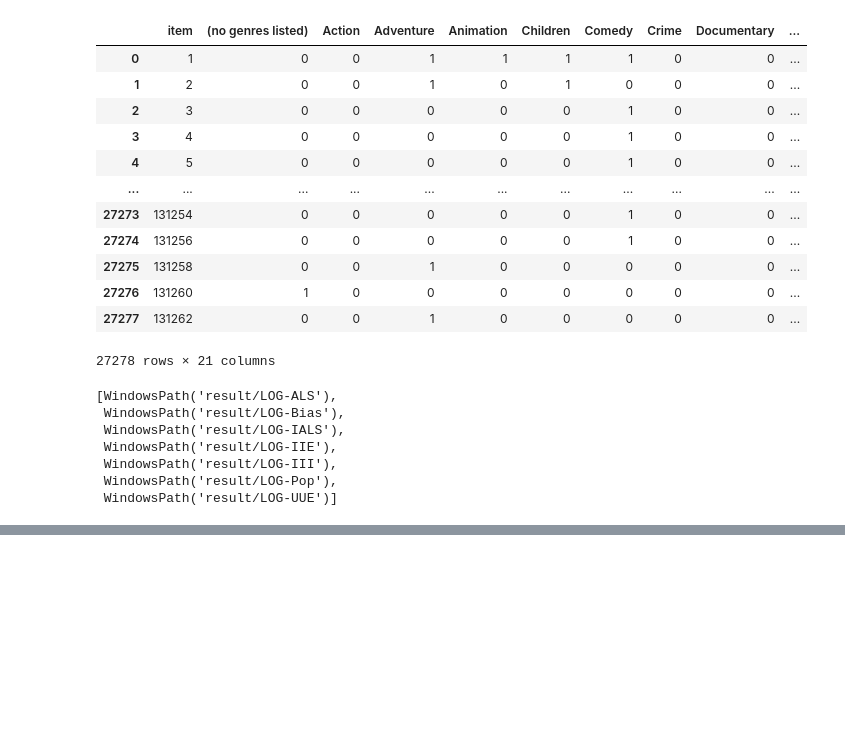
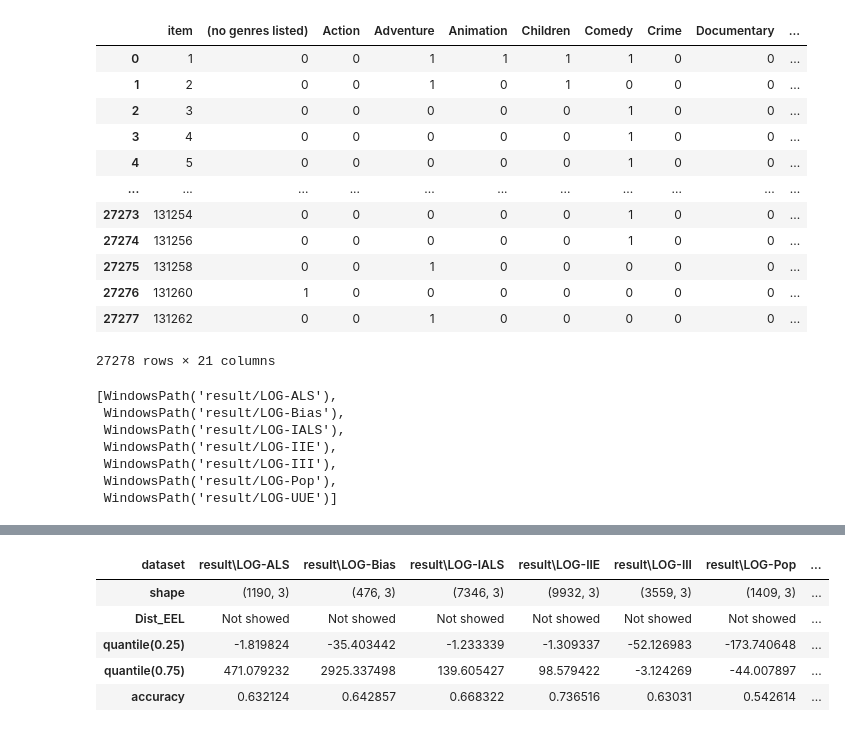
Before and after one commit to srabantiguha/exampletry2, a Jupyter notebook: logistic_reg_log.ipynb, the cells around one changed output, grey strips where cells are left out. Cells and saved outputs as stored; diff of their text form; code cells hidden in the pictures; blank space fills up the shorter version.

```diff
--- a/logistic_reg_log.ipynb
+++ b/logistic_reg_log.ipynb
@@ -175,0 +262,9 @@ analy1
+# %%
+ind = tag_genome.index
+ind1 = pd.DataFrame(ind.T, columns=['item'])
+# %%
+tag_genome1 = tag_genome.reset_index(level=[0], drop=True)
+# %%
+tag_genome1 = tag_genome1.iloc[:,1:]
+# %%
+tag_genome1 = pd.concat([ind1,tag_genome1], axis=1)
@@ -175,0 +325,9 @@ analy1
+# %%
+analy11
+# %% [output]
+| dataset | result\LOG-ALS | result\LOG-Bias | result\LOG-IALS | result\LOG-IIE | result\LOG-III | result\LOG-Pop | ... |
+| shape | (1190, 3) | (476, 3) | (7346, 3) | (9932, 3) | (3559, 3) | (1409, 3) | ... |
+| Dist_EEL | Not showed | Not showed | Not showed | Not showed | Not showed | Not showed | ... |
+| quantile(0.25) | -1.819824 | -35.403442 | -1.233339 | -1.309337 | -52.126983 | -173.740648 | ... |
+| quantile(0.75) | 471.079232 | 2925.337498 | 139.605427 | 98.579422 | -3.124269 | -44.007897 | ... |
+| accuracy | 0.632124 | 0.642857 | 0.668322 | 0.736516 | 0.63031 | 0.542614 | ... |
```
Also changed, not shown: parts of 7 cells of this notebook, 8 other files.
